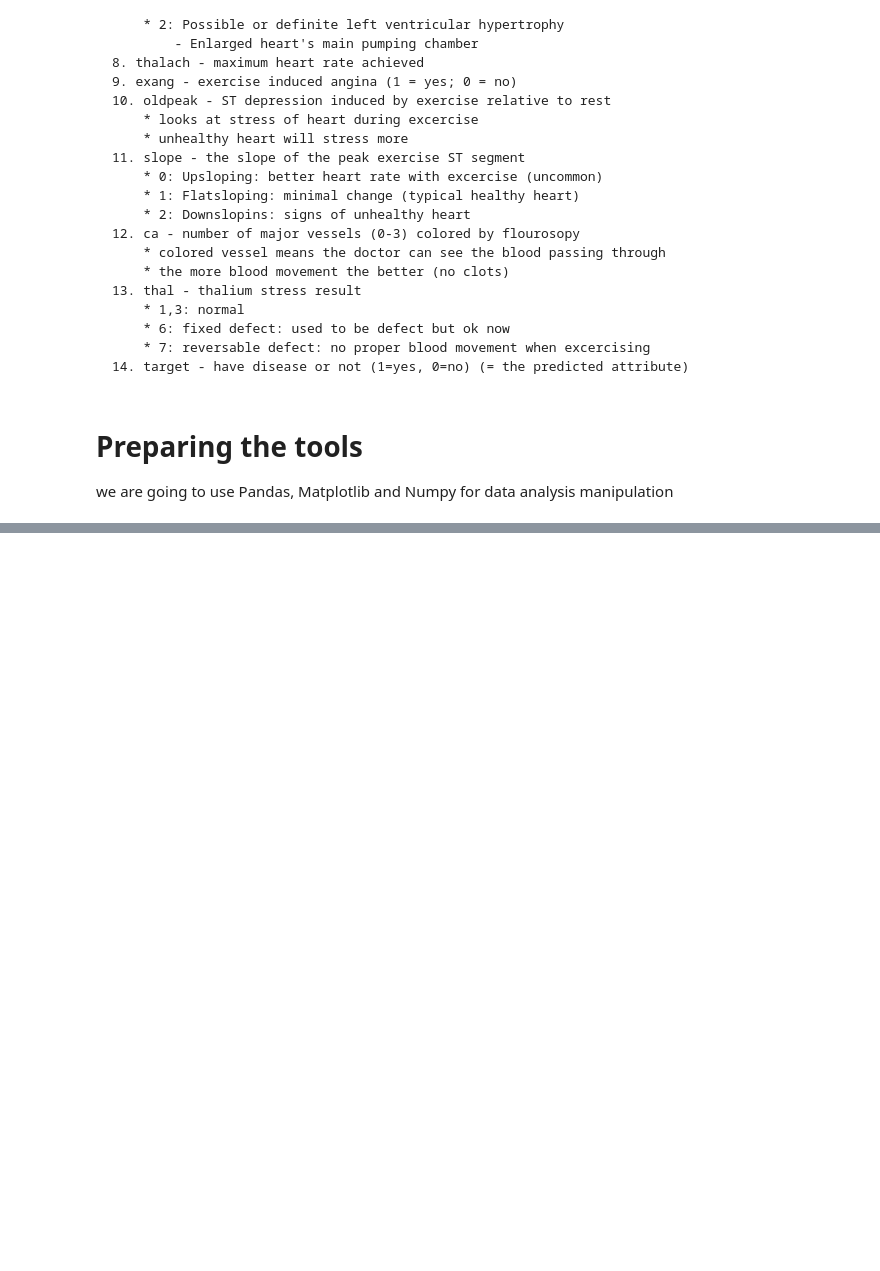
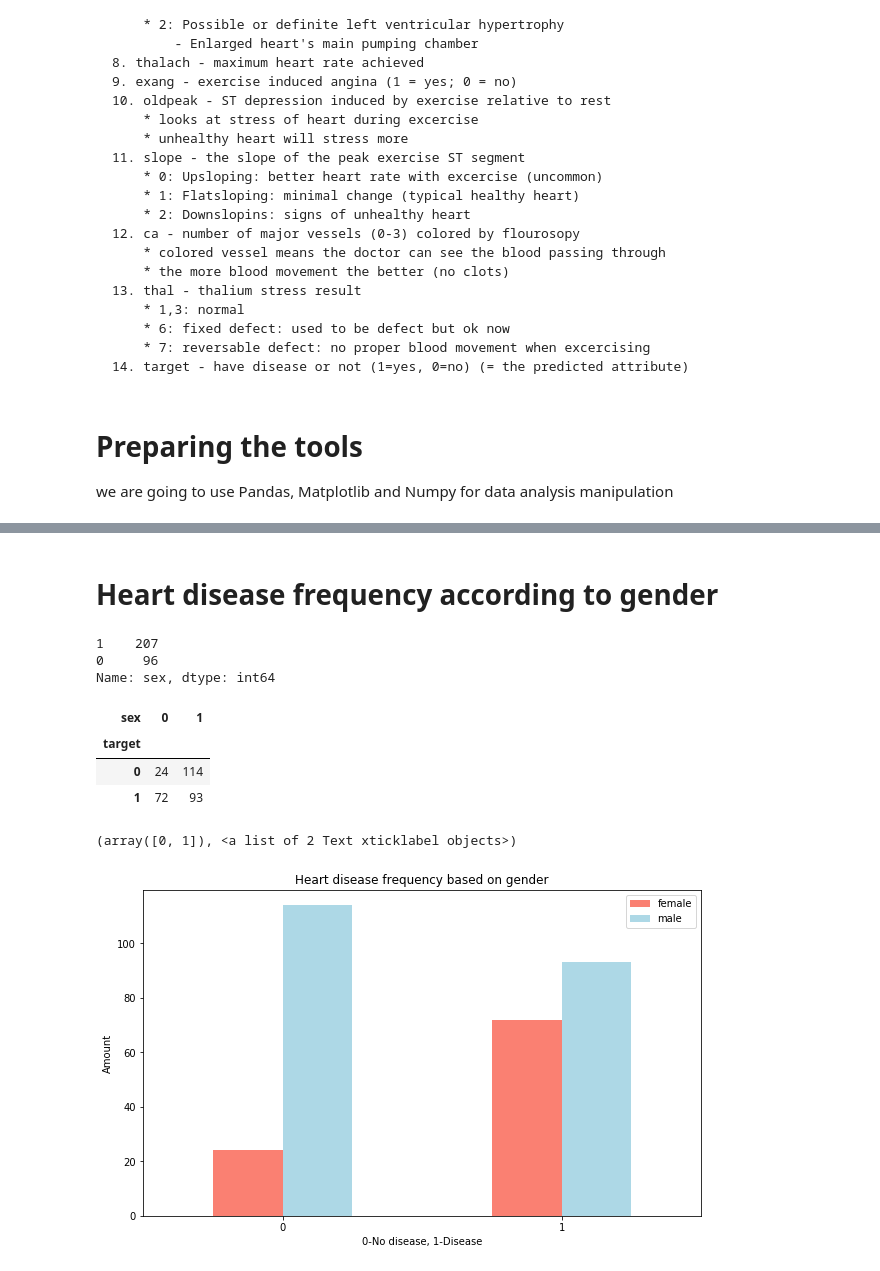
Before and after one commit to pavanskipo/Heart-Disease-Project, a Jupyter notebook: heart-disease-classification.ipynb, the cells around one changed output, grey strips where cells are left out. Cells and saved outputs as stored; diff of their text form; code cells hidden in the pictures; blank space fills up the shorter version.

```diff
--- a/heart-disease-classification.ipynb
+++ b/heart-disease-classification.ipynb
@@ -93,0 +183,25 @@ from sklearn.metrics import plot_roc_curve
+# %% [markdown]
+# Heart disease frequency according to gender
+# %%
+df["sex"].value_counts()
+# %% [output]
+1    207
+0     96
+Name: sex, dtype: int64
+# %%
+pd.crosstab(df["target"], df["sex"])
+# %% [output]
+| sex | 0 | 1 |
+| target |  |  |
+| 0 | 24 | 114 |
+| 1 | 72 | 93 |
+# %%
+pd.crosstab(df["target"], df["sex"]).plot(kind="bar", color=["salmon", "lightblue"], figsize=(10, 6));
+plt.title("Heart disease frequency based on gender")
+plt.xlabel("0-No disease, 1-Disease")
+plt.ylabel("Amount")
+plt.legend(["female", "male"])
+plt.xticks(rotation=0)
+# %% [output]
+(array([0, 1]), <a list of 2 Text xticklabel objects>)
+[figure, added]
```
Also changed, not shown: parts of 14 cells of this notebook.
